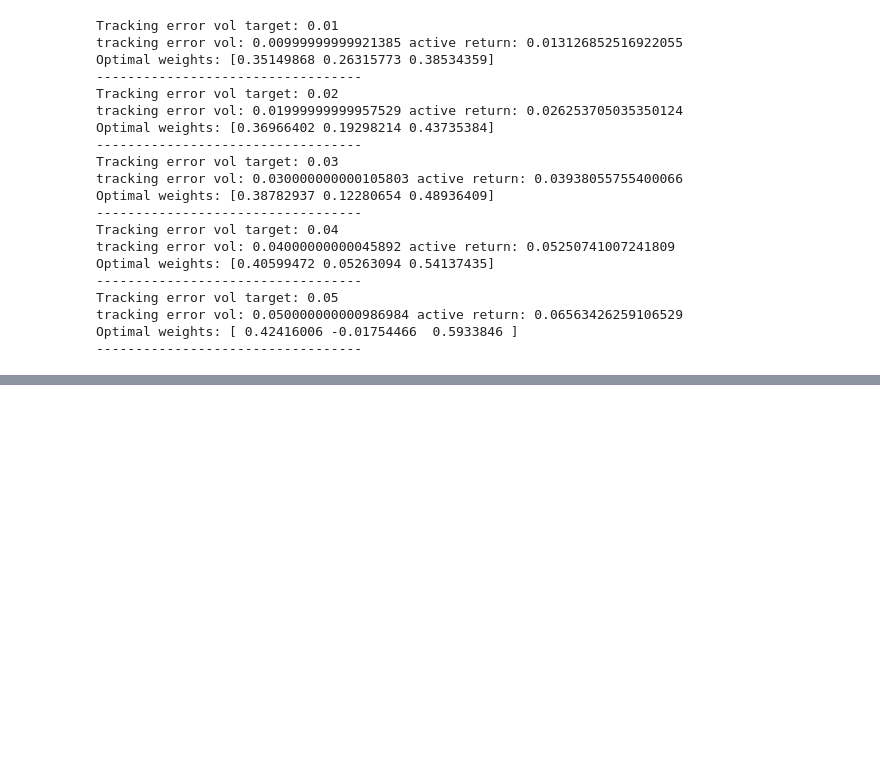
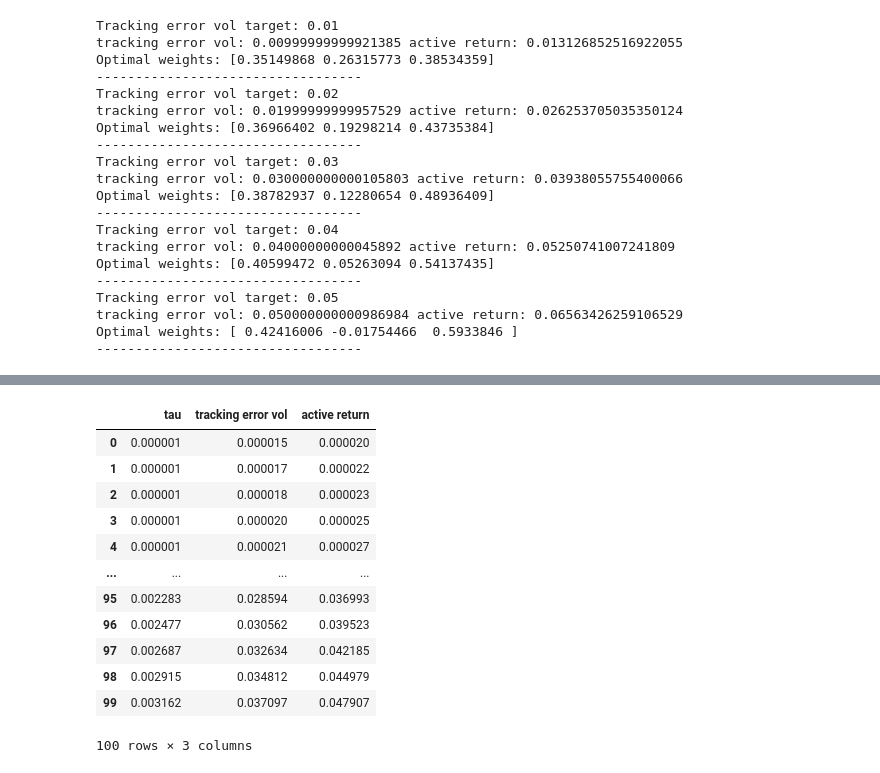
Before and after one commit to Kamin-At/portfolio_optimization, a Jupyter notebook: black_litterman_trend_following.ipynb, the cells around one changed output, grey strips where cells are left out. Drawn from its saved outputs; the diff is of its cells as text; code cells hidden in the pictures; blank space fills up the shorter version.

```diff
--- a/black_litterman_trend_following.ipynb
+++ b/black_litterman_trend_following.ipynb
@@ -77,0 +91,6 @@ Optimal weights: [ 0.42416006 -0.01754466  0.5933846 ]
+# %%
+rf = 0
+sr = 0.5
+phi = sr / np.sqrt(b @ cov_mat @ b.T)
+implied_mean = rf + sr * (cov_mat @ b.T) / np.sqrt(b @ cov_mat @ b.T)
+print("Phi:", phi, "Implied return:", implied_mean)
@@ -77,0 +101,4 @@ Optimal weights: [ 0.42416006 -0.01754466  0.5933846 ]
+# %%
+q = means  # Expected mean returns
+p = np.eye(len(means))  # indicate absolute view of each asset
+omega = np.diag(mean_vols) ** 2  # uncertainty of the estimated mean
@@ -77,0 +109,7 @@ Optimal weights: [ 0.42416006 -0.01754466  0.5933846 ]
+# %%
+tau = 0.01
+big_gamma = tau * cov_mat
+posterior_means = implied_mean + tau * cov_mat @ np.linalg.inv(
+    tau * cov_mat + omega
+) @ (means - implied_mean)
+posterior_means
@@ -77,0 +216,54 @@ Optimal weights: [ 0.42416006 -0.01754466  0.5933846 ]
+# %%
+results = {"tau": [], "tracking error vol": [], "active return": []}
+
+for tmp_tau in np.logspace(-6, -2.5, 100):
+    # solve the problem again with tmp_tau
+    big_gamma = tmp_tau * cov_mat
+    posterior_means = implied_mean + tmp_tau * cov_mat @ np.linalg.inv(
+        tmp_tau * cov_mat + omega
+    ) @ (means - implied_mean)
+    # Problem definition
+    w = cp.Variable(len(means))
+    bl_gamma = cp.Parameter(nonneg=True)
+    bl_gamma.value = 1 / phi
+    bl_ret = (w) @ posterior_means
+    bl_var = cp.quad_form(w, cov_mat)
+    prob = cp.Problem(
+        cp.Minimize(0.5 * bl_var - bl_gamma * bl_ret),
+        constraints=[cp.sum(w) == 1],
+    )
+    prob.solve()
+    # print(
+    #     "Optimal tracking error vol:",
+    #     np.sqrt(tracking_error_var.value),
+    #     "Optimal active return:",
+    #     active_return.value,
+    # )
+    # print("Optimal weights:", w.value)
+    # print(
+    #     "Optimal active return:",
+    #     (w.value - b) @ means,
+    #     "Optimal tracking error vol:",
+    #     np.sqrt((w.value - b) @ cov_mat @ (w.value - b).T),
+    # )
+    results["tau"].append(tmp_tau)
+    results["active return"].append((w.value - b) @ means)
+    results["tracking error vol"].append(
+        np.sqrt((w.value - b) @ cov_mat @ (w.value - b).T)
+    )
+results = pd.DataFrame(results)
+results
+# %% [output]
+|  | tau | tracking error vol | active return |
+| 0 | 0.000001 | 0.000015 | 0.000020 |
+| 1 | 0.000001 | 0.000017 | 0.000022 |
+| 2 | 0.000001 | 0.000018 | 0.000023 |
+| 3 | 0.000001 | 0.000020 | 0.000025 |
+| 4 | 0.000001 | 0.000021 | 0.000027 |
+| ... | ... | ... | ... |
+| 95 | 0.002283 | 0.028594 | 0.036993 |
+| 96 | 0.002477 | 0.030562 | 0.039523 |
+| 97 | 0.002687 | 0.032634 | 0.042185 |
+| 98 | 0.002915 | 0.034812 | 0.044979 |
+| 99 | 0.003162 | 0.037097 | 0.047907 |
+100 rows × 3 columns
```
Also changed, not shown: parts of 15 cells of this notebook.
